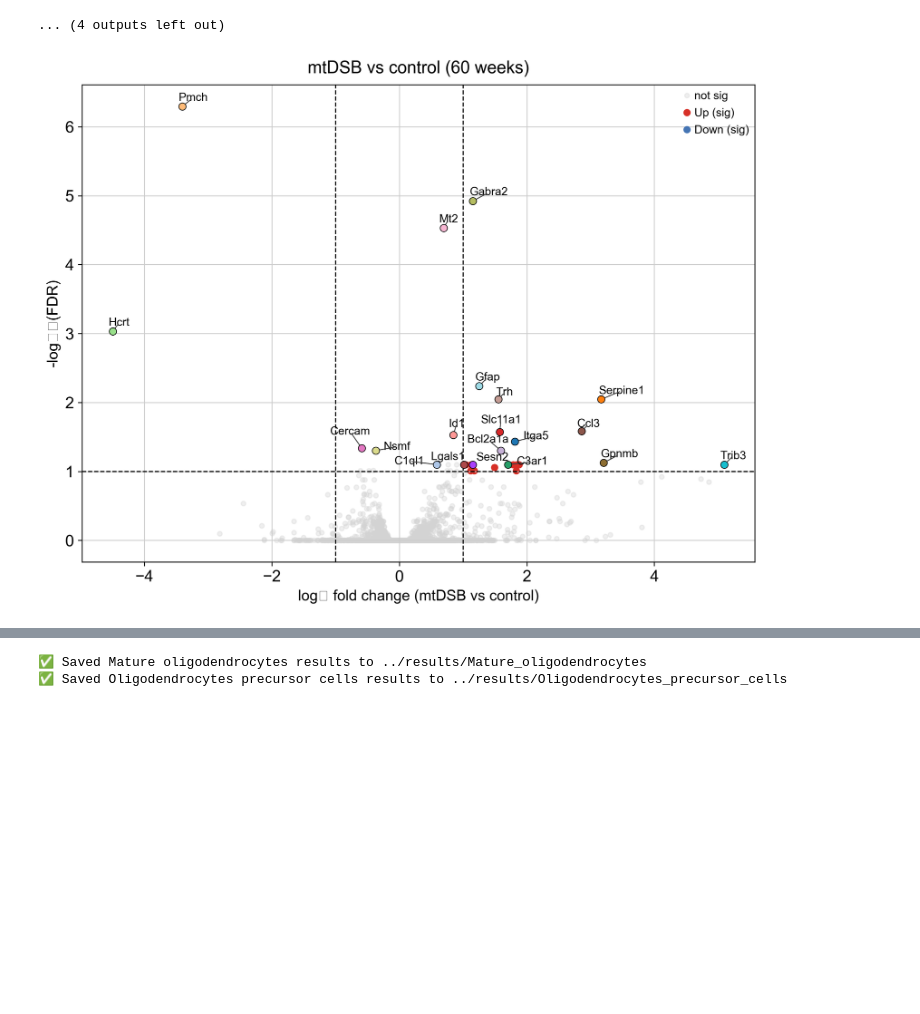
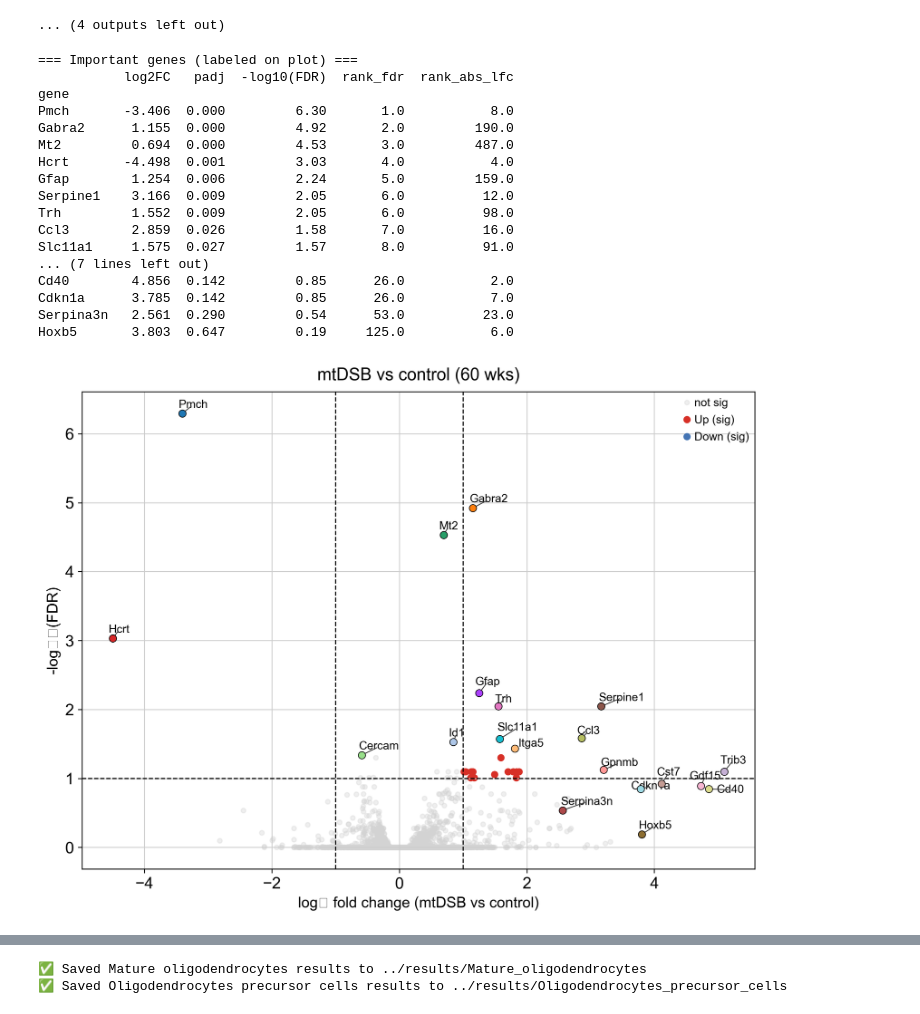
Before and after one commit to christoffermattssonlangseth/oligo-mtDSB, a Jupyter notebook: notebooks/25_agexcondition_OLs.ipynb, the cells around one changed output, grey strips where cells are left out. Saved outputs shown, nothing was run; the diff lists cells and outputs as text; code cells hidden in the pictures; blank space fills up the shorter version.

```diff
--- a/notebooks/25_agexcondition_OLs.ipynb
+++ b/notebooks/25_agexcondition_OLs.ipynb
@@ -843,11 +870,29 @@ def volcano_clean(
 # %%
-volcano_clean(
+picked60 = volcano_clean(
     res60,
-    title="mtDSB vs control (60 weeks)",
+    title="mtDSB vs control (60 wks)",
     q=0.1, lfc_thr=1.0,
-    label_top_fdr=20, label_top_abs_lfc=12, max_labels=20,
+    label_top_fdr=12, label_top_abs_lfc=12, max_labels=20,
     highlight_genes=["Trib3", "Cst7", "Hspa5", "Gdf15", 'Serpina3n'],
+    to_csv_path=None  # optional
 )
 # %% [output]
+=== Important genes (labeled on plot) ===
+           log2FC   padj  -log10(FDR)  rank_fdr  rank_abs_lfc
+gene
+Pmch       -3.406  0.000         6.30       1.0           8.0
+Gabra2      1.155  0.000         4.92       2.0         190.0
+Mt2         0.694  0.000         4.53       3.0         487.0
+Hcrt       -4.498  0.001         3.03       4.0           4.0
+Gfap        1.254  0.006         2.24       5.0         159.0
+Serpine1    3.166  0.009         2.05       6.0          12.0
+Trh         1.552  0.009         2.05       6.0          98.0
+Ccl3        2.859  0.026         1.58       7.0          16.0
+Slc11a1     1.575  0.027         1.57       8.0          91.0
+... (7 lines left out)
+Cd40        4.856  0.142         0.85      26.0           2.0
+Cdkn1a      3.785  0.142         0.85      26.0           7.0
+Serpina3n   2.561  0.290         0.54      53.0          23.0
+Hoxb5       3.803  0.647         0.19     125.0           6.0
-[figure, old version]
+[figure, new version]
 # %%
```
Also changed, not shown: parts of 3 cells of this notebook.
